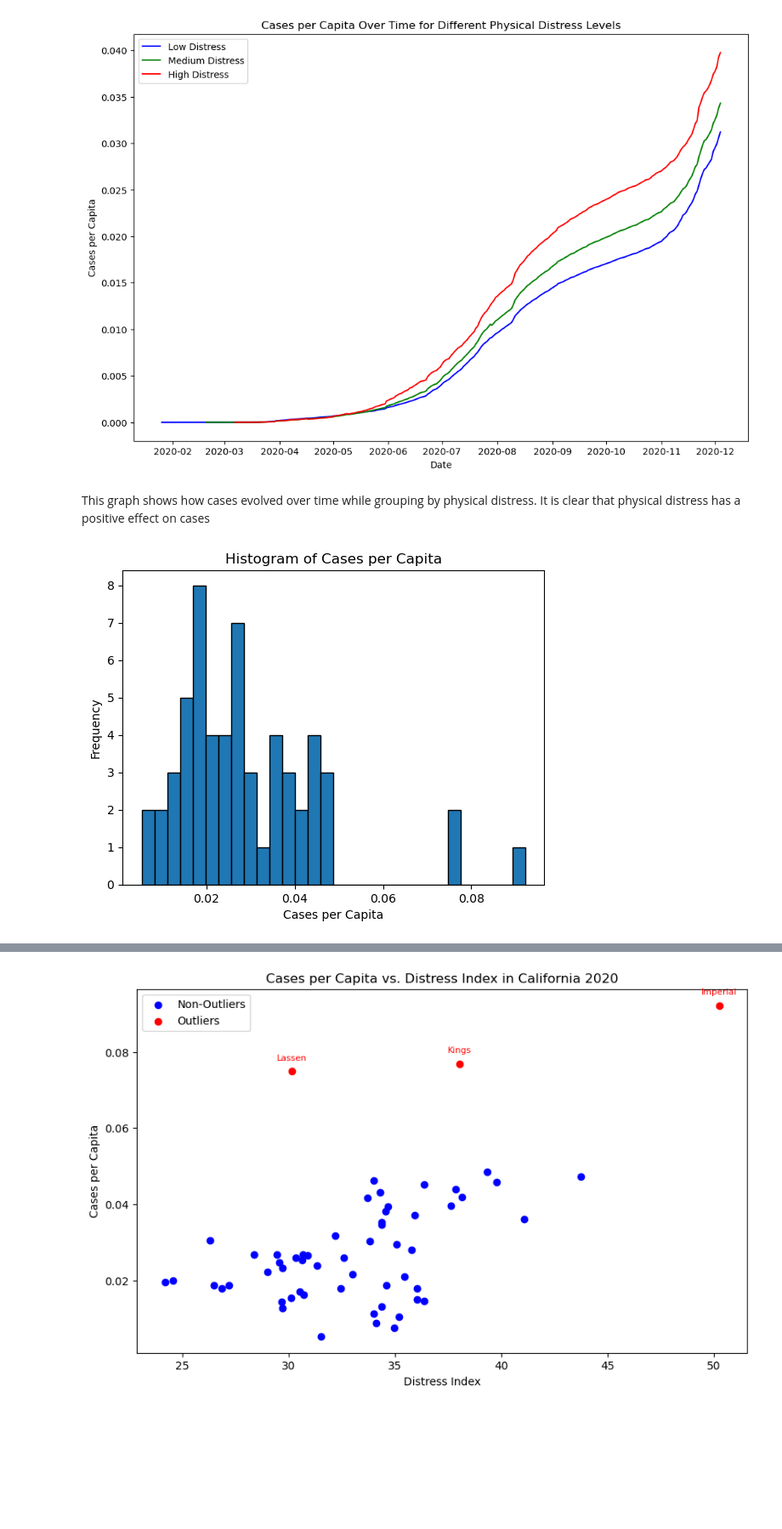
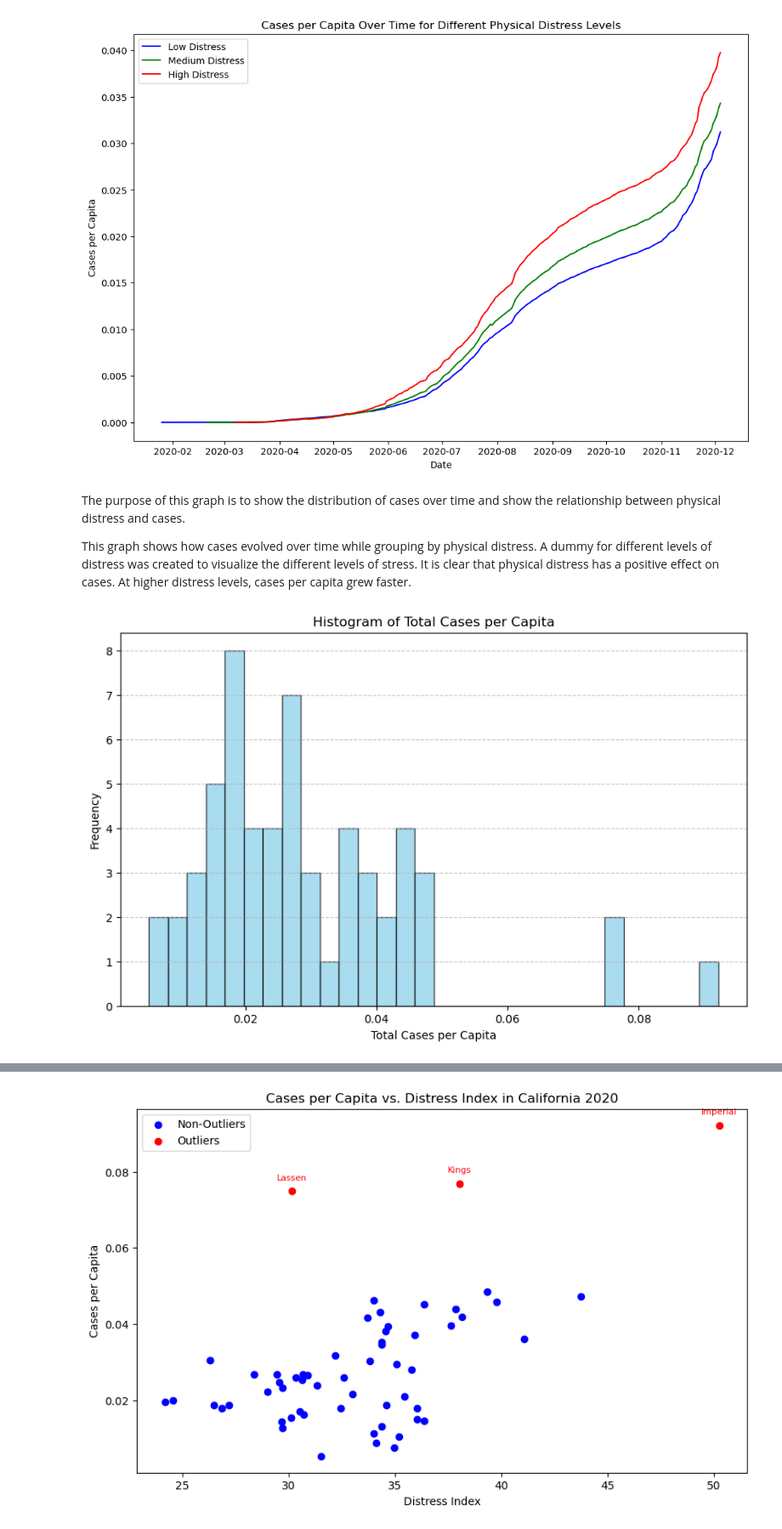
Before and after one commit to r-lee1888/eco225-project-code-r-lee1888, a Jupyter notebook: Code/Project1Code.ipynb, the cells around one changed output, grey strips where cells are left out. Shown at 85% size. Saved outputs shown, nothing was run; the diff lists cells and outputs as text; code cells hidden in the pictures; blank space fills up the shorter version.

```diff
--- a/Code/Project1Code.ipynb
+++ b/Code/Project1Code.ipynb
@@ -70,7 +82,7 @@ import matplotlib.patches as mpatches
 
 
 # Load main data and filter for California only
-covid_health_weather = pd.read_csv("C:/Users/xcxli/OneDrive - University of Toronto/W 2024/ECO225/ECO225 Project/eco225-project-code-r-lee1888/Data/US_counties_COVID19_health_weather_data.csv")
+covid_health_weather = pd.read_csv("C:/Users/Pikachu/OneDrive - University of Toronto/W 2024/ECO225/ECO225 Project/eco225-project-code-r-lee1888/Data/US_counties_COVID19_health_weather_data.csv")
 covid_health_weather = covid_health_weather[covid_health_weather['state'] == 'California']
 
 # Get the number of rows and columns in the dataframe
@@ -80,13 +92,13 @@ print(f'The dataframe has {num_rows} rows and {num_columns} columns.')
 
 # Load the data for California GDP and Income and filter for 2020 only
 # Remove all year columns except for 2020
-ca_gdp_2020 = pd.read_csv("c:/Users/xcxli/OneDrive - University of Toronto/W 2024/ECO225/ECO225 Project/eco225-project-code-r-lee1888/Data/CAGDP1_CA_2001_2023.csv")
+ca_gdp_2020 = pd.read_csv("c:/Users/Pikachu/OneDrive - University of Toronto/W 2024/ECO225/ECO225 Project/eco225-project-code-r-lee1888/Data/CAGDP1_CA_2001_2023.csv")
 ca_gdp_2020 = ca_gdp_2020[['GeoFIPS', 'GeoName', 'Region', 'TableName', 'LineCode', 'IndustryClassification', 'Description', 'Unit', '2020']]
 
-ca_inc_2020 = pd.read_csv("c:/Users/xcxli/OneDrive - University of Toronto/W 2024/ECO225/ECO225 Project/eco225-project-code-r-lee1888/Data/CAINC1_CA_1969_2023.csv")
+ca_inc_2020 = pd.read_csv("c:/Users/Pikachu/OneDrive - University of Toronto/W 2024/ECO225/ECO225 Project/eco225-project-code-r-lee1888/Data/CAINC1_CA_1969_2023.csv")
 ca_inc_2020 = ca_inc_2020[['GeoFIPS', 'GeoName', 'Region', 'TableName', 'LineCode', 'IndustryClassification', 'Description', 'Unit', '2020']]
 
-ca_unemp_2020 = pd.read_csv("c:/Users/xcxli/OneDrive - University of Toronto/W 2024/ECO225/ECO225 Project/eco225-project-code-r-lee1888/Data/UnemploymentReport.csv")
+ca_unemp_2020 = pd.read_csv("c:/Users/Pikachu/OneDrive - University of Toronto/W 2024/ECO225/ECO225 Project/eco225-project-code-r-lee1888/Data/UnemploymentReport.csv")
 ca_unemp_2020 = ca_unemp_2020[['FIPS', 'Name', '2020']]
 
 ca_gdp_2020 = ca_gdp_2020[ca_gdp_2020['LineCode'] == 1]
@@ -146,7 +158,8 @@ avg_per_county = covid_health_weather.groupby('county')[
         'percent_no_highschool_diploma',
         'high_school_graduation_rate',
         'percent_limited_access_to_healthy_foods',
-        'personal_income_capita_2020'
+        'personal_income_capita_2020',
+        'mean_temp'
     ]
 ].mean().reset_index()
 avg_per_county.columns = ['avg_' + col if col not in ['county'] else col for col in avg_per_county.columns]
@@ -154,6 +167,8 @@ avg_per_county.columns = ['avg_' + col if col not in ['county'] else col for col
 
 # Merge the two datasets cases_per_county_2020 and avg_per_county
 depaneled_data = avg_per_county.merge(cases_per_county_2020, on='county', how='outer')
+
+
 # Add lat and lon to dataset
 depaneled_data_geo = depaneled_data.merge(covid_health_weather[['county', 'lat', 'lon', 'population_2020']].drop_duplicates(), on='county', how='left')
 
@@ -166,6 +181,12 @@ depaneled_data_geo['distress_index'] = (
     depaneled_data_geo['avg_percent_frequent_mental_distress'] +
     depaneled_data_geo['avg_unemployment_rate_2020']
 )
+
+# Create an education index
+depaneled_data_geo['education_index'] = (
+    depaneled_data_geo['avg_high_school_graduation_rate'] -
+    depaneled_data_geo['avg_percent_no_highschool_diploma']
+)
 # %% [markdown]
 ## Summary Statistics
 # %%
@@ -332,16 +353,18 @@ plt.show()
 # %% [output]
 [figure]
 # %% [markdown]
-This graph shows how cases evolved over time while grouping by physical distress. It is clear that physical distress has a positive effect on cases
+The purpose of this graph is to show the distribution of cases over time and show the relationship between physical distress and cases.
+
+This graph shows how cases evolved over time while grouping by physical distress. A dummy for different levels of distress was created to visualize the different levels of stress. It is clear that physical distress has a positive effect on cases. At higher distress levels, cases per capita grew faster.
 # %%
-# Plot 2 (histrogram of cases per capita)
-
-# Create a histogram of cases per capita
-plt.hist(depaneled_data_geo['total_cases_per_capita'], bins=30, edgecolor='black')
-plt.title('Histogram of Cases per Capita')
-plt.xlabel('Cases per Capita')
+# Plot a histogram of total cases per capita
+plt.figure(figsize=(10, 6))
+plt.hist(depaneled_data_geo['total_cases_per_capita'], bins=30, color='skyblue', edgecolor='black', alpha=0.7)
+plt.xlabel('Total Cases per Capita')
 plt.ylabel('Frequency')
+plt.title('Histogram of Total Cases per Capita')
+plt.grid(axis='y', linestyle='--', alpha=0.7)
 plt.show()
 # %% [output]
-[figure, old version]
+[figure, new version]
 # %% [markdown]
```
Also changed, not shown: parts of 73 cells of this notebook, 8 other files.
